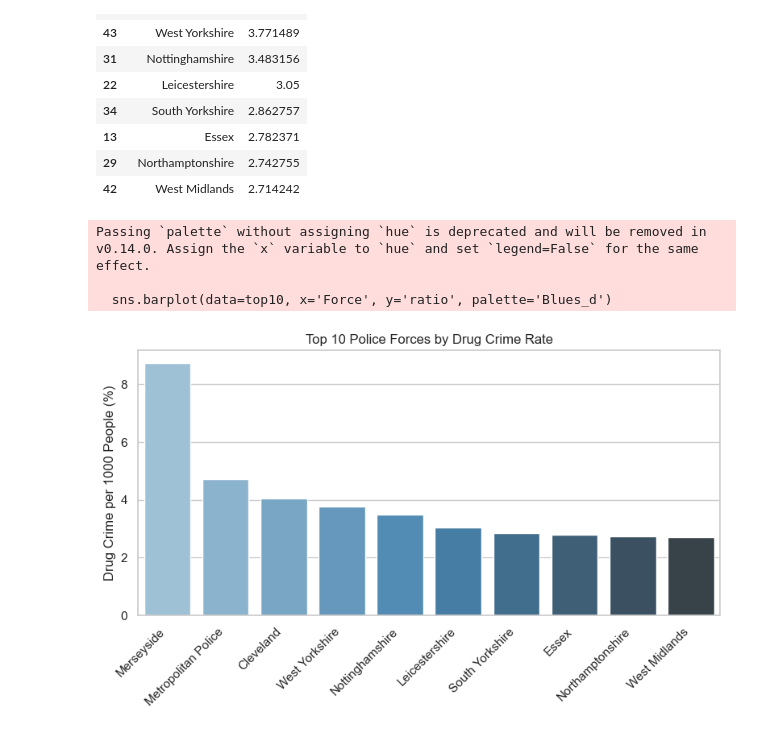
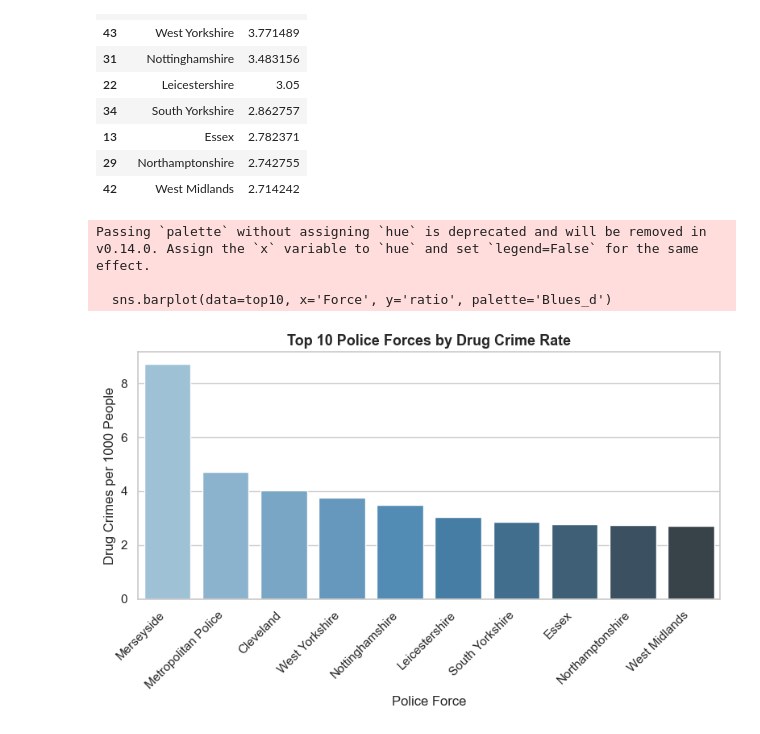
Before and after one commit to KofiBartonByfield/Dissertation, a Jupyter notebook: Code/Data Collection/pre_analysis.ipynb, the cells around one changed output. Drawn from its saved outputs; the diff is of its cells as text; code cells hidden in the pictures.

```diff
--- a/Code/Data Collection/pre_analysis.ipynb
+++ b/Code/Data Collection/pre_analysis.ipynb
@@ -1257,18 +1257,20 @@ top10
 # %%
 import matplotlib.pyplot as plt
 import seaborn as sns
 
 plt.figure(figsize=(8, 5))
 sns.barplot(data=top10, x='Force', y='ratio', palette='Blues_d')
 
-plt.ylabel('Drug Crime per 1000 People (%)')
-plt.xlabel('')
-plt.title('Top 10 Police Forces by Drug Crime Rate')
+plt.ylabel('Drug Crimes per 1000 People')
+plt.xlabel("Police Force", fontsize=12)
+plt.title('Top 10 Police Forces by Drug Crime Rate', fontsize=13, weight='bold')
 plt.xticks(rotation=45, ha='right')
 plt.tight_layout()
+plt.savefig('../../Figures/Graphs/top10_drug_crime.png', format='png', bbox_inches='tight')
+
 plt.show()
 # %% [output]
 Passing `palette` without assigning `hue` is deprecated and will be removed in v0.14.0. Assign the `x` variable to `hue` and set `legend=False` for the same effect.
 
   sns.barplot(data=top10, x='Force', y='ratio', palette='Blues_d')
-[figure, old version]
+[figure, new version]
```
